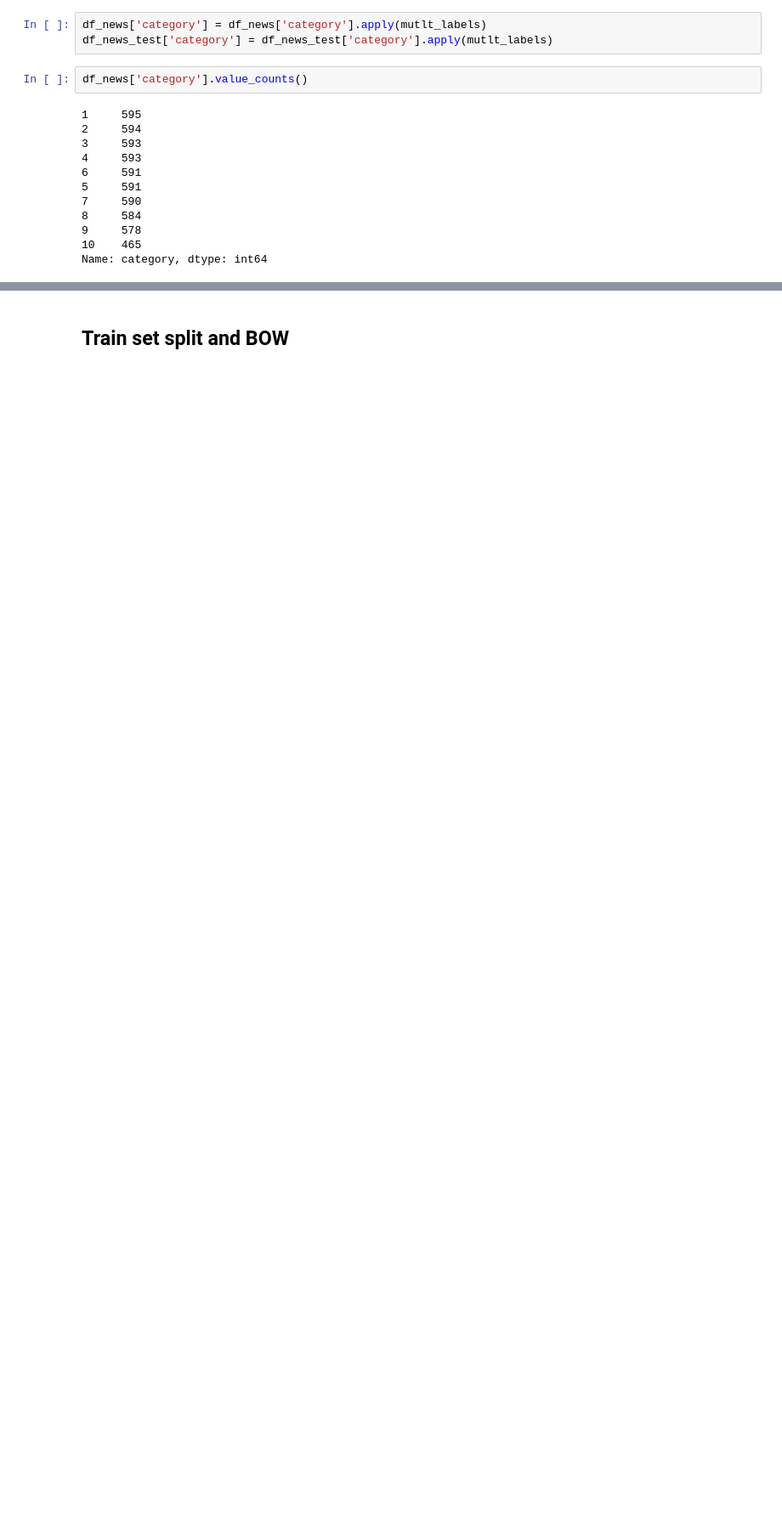
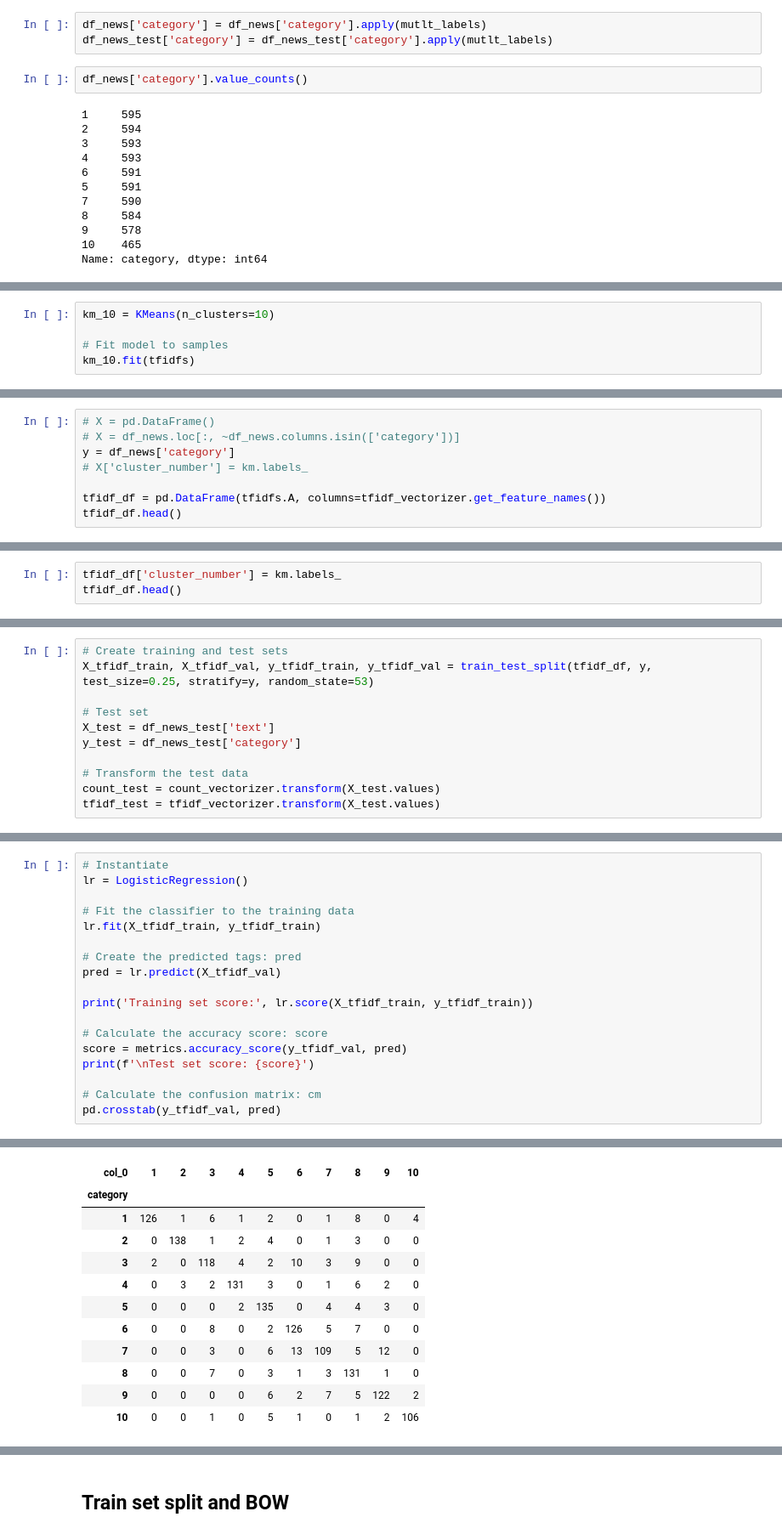
Before and after one commit to brendanmcgivern/data-science, a Jupyter notebook: NLP/unsupervised_capstone-V2.ipynb, the cells around one changed output, grey strips where cells are left out. Shown: that part at 85% size. Cells and saved outputs as stored; diff of their text form; blank space fills up the shorter version.

```diff
--- a/NLP/unsupervised_capstone-V2.ipynb
+++ b/NLP/unsupervised_capstone-V2.ipynb
@@ -245,0 +357,5 @@ Name: category, dtype: int64
+# %%
+km_10 = KMeans(n_clusters=10)
+
+# Fit model to samples
+km_10.fit(tfidfs)
@@ -245,0 +373,8 @@ Name: category, dtype: int64
+# %%
+# X = pd.DataFrame()
+# X = df_news.loc[:, ~df_news.columns.isin(['category'])]
+y = df_news['category']
+# X['cluster_number'] = km.labels_
+
+tfidf_df = pd.DataFrame(tfidfs.A, columns=tfidf_vectorizer.get_feature_names())
+tfidf_df.head()
@@ -245,0 +389,3 @@ Name: category, dtype: int64
+# %%
+tfidf_df['cluster_number'] = km.labels_
+tfidf_df.head()
@@ -245,0 +402,11 @@ Name: category, dtype: int64
+# %%
+# Create training and test sets
+X_tfidf_train, X_tfidf_val, y_tfidf_train, y_tfidf_val = train_test_split(tfidf_df, y, test_size=0.25, stratify=y, random_state=53)
+
+# Test set
+X_test = df_news_test['text']
+y_test = df_news_test['category']
+
+# Transform the test data
+count_test = count_vectorizer.transform(X_test.values)
+tfidf_test = tfidf_vectorizer.transform(X_test.values)
@@ -245,0 +415,19 @@ Name: category, dtype: int64
+# %%
+# Instantiate
+lr = LogisticRegression()
+
+# Fit the classifier to the training data
+lr.fit(X_tfidf_train, y_tfidf_train)
+
+# Create the predicted tags: pred
+pred = lr.predict(X_tfidf_val)
+
+print('Training set score:', lr.score(X_tfidf_train, y_tfidf_train))
+
+# Calculate the accuracy score: score
+score = metrics.accuracy_score(y_tfidf_val, pred)
+print(f'\nTest set score: {score}')
+
+# Calculate the confusion matrix: cm
+pd.crosstab(y_tfidf_val, pred)
+# %% [output]
@@ -245,0 +437,12 @@ Name: category, dtype: int64
+| col_0 | 1 | 2 | 3 | 4 | 5 | 6 | 7 | 8 | 9 | 10 |
+| category |  |  |  |  |  |  |  |  |  |  |
+| 1 | 126 | 1 | 6 | 1 | 2 | 0 | 1 | 8 | 0 | 4 |
+| 2 | 0 | 138 | 1 | 2 | 4 | 0 | 1 | 3 | 0 | 0 |
+| 3 | 2 | 0 | 118 | 4 | 2 | 10 | 3 | 9 | 0 | 0 |
+| 4 | 0 | 3 | 2 | 131 | 3 | 0 | 1 | 6 | 2 | 0 |
+| 5 | 0 | 0 | 0 | 2 | 135 | 0 | 4 | 4 | 3 | 0 |
+| 6 | 0 | 0 | 8 | 0 | 2 | 126 | 5 | 7 | 0 | 0 |
+| 7 | 0 | 0 | 3 | 0 | 6 | 13 | 109 | 5 | 12 | 0 |
+| 8 | 0 | 0 | 7 | 0 | 3 | 1 | 3 | 131 | 1 | 0 |
+| 9 | 0 | 0 | 0 | 0 | 6 | 2 | 7 | 5 | 122 | 2 |
+| 10 | 0 | 0 | 1 | 0 | 5 | 1 | 0 | 1 | 2 | 106 |
```
Also changed, not shown: parts of 38 cells of this notebook.
